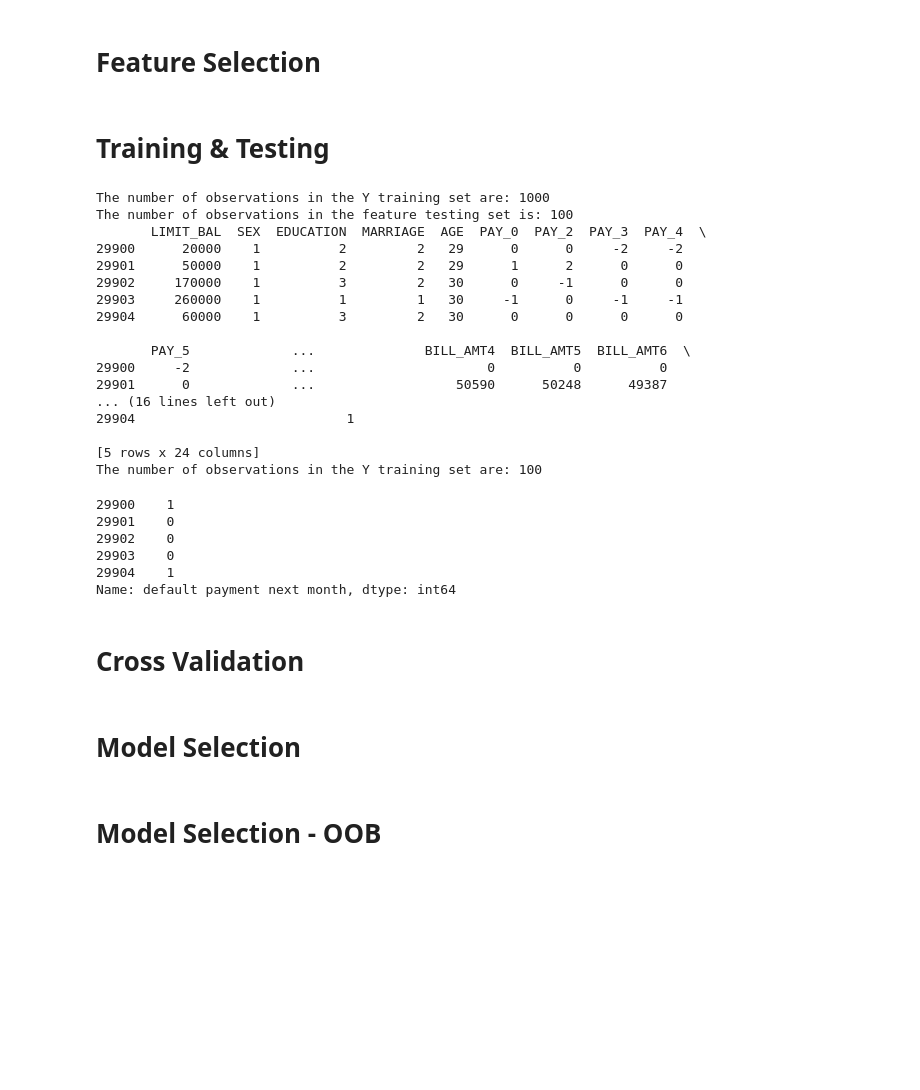
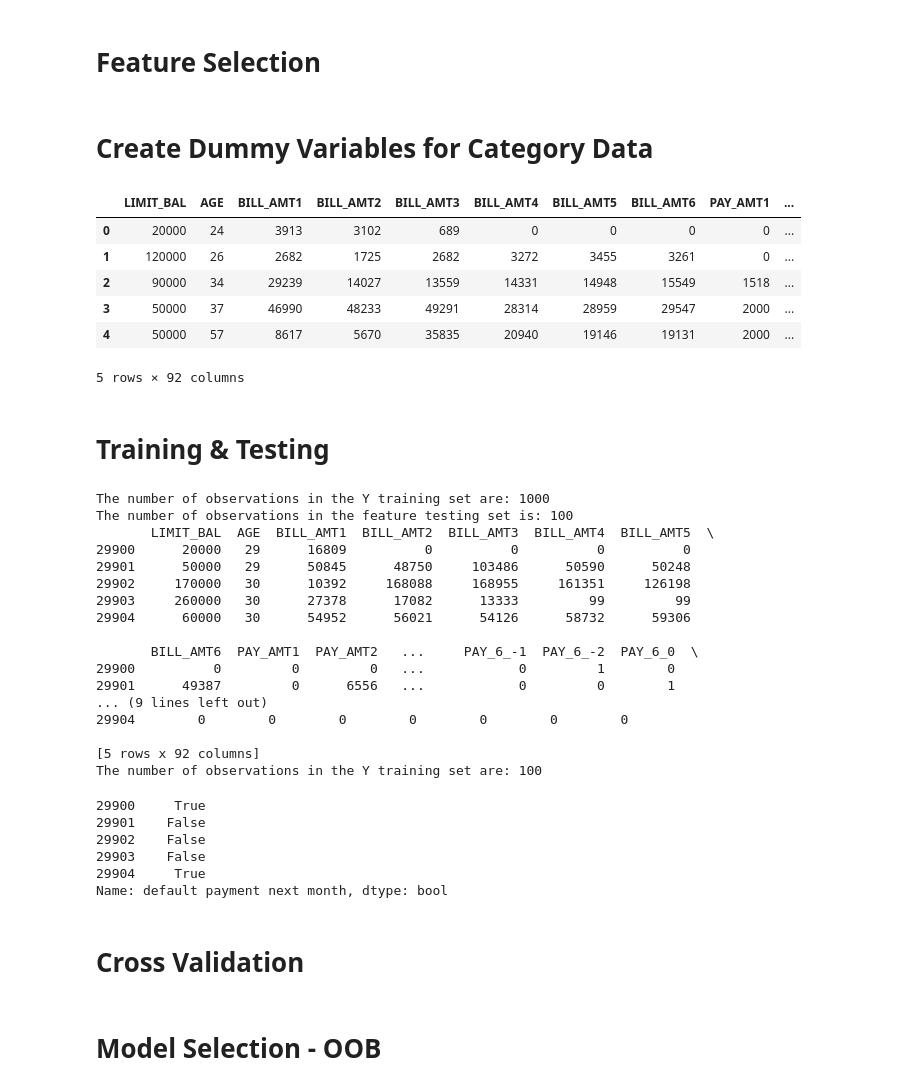
Before and after one commit to asid72/C5T1, a Jupyter notebook: C5T3.ipynb, the cells around one changed output. Drawn from its saved outputs; the diff is of its cells as text; code cells hidden in the pictures; blank space fills up the shorter version.

```diff
--- a/C5T3.ipynb
+++ b/C5T3.ipynb
@@ -44,6 +48,16 @@ from sklearn.model_selection import train_test_split
 # %%
 #data
-rawData = pd.read_csv('default of credit card clients.csv', header=1)
+rawData = pd.read_csv('default of credit card clients.csv', header=1, dtype={
+                     'SEX': 'category',
+                     'EDUCATION': 'category',
+                     'MARRIAGE': 'category',
+                     'PAY_0': 'category',
+                     'PAY_2': 'category',
+                     'PAY_3': 'category',
+                     'PAY_4': 'category',
+                     'PAY_5': 'category',
+                     'PAY_6': 'category',
+                    'default payment next month': 'bool'} )
 rawData.head()
 
 rawData.info()
@@ -92,5 +107,18 @@ depVarClass = rawData['default payment next month']
 OOB = featuresClass
 OOBdepvar = depVarClass
+# %% [markdown]
+# Create Dummy Variables for Category Data
+# %%
+OOB = pd.get_dummies(OOB)
+OOB.head()
+# %% [output]
+|  | LIMIT_BAL | AGE | BILL_AMT1 | BILL_AMT2 | BILL_AMT3 | BILL_AMT4 | BILL_AMT5 | BILL_AMT6 | PAY_AMT1 | ... |
+| 0 | 20000 | 24 | 3913 | 3102 | 689 | 0 | 0 | 0 | 0 | ... |
+| 1 | 120000 | 26 | 2682 | 1725 | 2682 | 3272 | 3455 | 3261 | 0 | ... |
+| 2 | 90000 | 34 | 29239 | 14027 | 13559 | 14331 | 14948 | 15549 | 1518 | ... |
+| 3 | 50000 | 37 | 46990 | 48233 | 49291 | 28314 | 28959 | 29547 | 2000 | ... |
+| 4 | 50000 | 57 | 8617 | 5670 | 35835 | 20940 | 19146 | 19131 | 2000 | ... |
+5 rows × 92 columns
 # %% [markdown]
 # Training & Testing
 # %%
@@ -120,27 +148,27 @@ y_test_OOB.head()
 # %% [output]
 The number of observations in the Y training set are: 1000
 The number of observations in the feature testing set is: 100
-       LIMIT_BAL  SEX  EDUCATION  MARRIAGE  AGE  PAY_0  PAY_2  PAY_3  PAY_4  \
-29900      20000    1          2         2   29      0      0     -2     -2
-29901      50000    1          2         2   29      1      2      0      0
-29902     170000    1          3         2   30      0     -1      0      0
-29903     260000    1          1         1   30     -1      0     -1     -1
-29904      60000    1          3         2   30      0      0      0      0
+       LIMIT_BAL  AGE  BILL_AMT1  BILL_AMT2  BILL_AMT3  BILL_AMT4  BILL_AMT5  \
+29900      20000   29      16809          0          0          0          0
+29901      50000   29      50845      48750     103486      50590      50248
+29902     170000   30      10392     168088     168955     161351     126198
+29903     260000   30      27378      17082      13333         99         99
+29904      60000   30      54952      56021      54126      58732      59306
 
-       PAY_5             ...              BILL_AMT4  BILL_AMT5  BILL_AMT6  \
-29900     -2             ...                      0          0          0
-29901      0             ...                  50590      50248      49387
-... (16 lines left out)
-29904                           1
+       BILL_AMT6  PAY_AMT1  PAY_AMT2   ...     PAY_6_-1  PAY_6_-2  PAY_6_0  \
+29900          0         0         0   ...            0         1        0
+29901      49387         0      6556   ...            0         0        1
+... (9 lines left out)
+29904        0        0        0        0        0        0        0
 
-[5 rows x 24 columns]
+[5 rows x 92 columns]
 The number of observations in the Y training set are: 100
-29900    1
-29901    0
-29902    0
-29903    0
-29904    1
-Name: default payment next month, dtype: int64
+29900     True
+29901    False
+29902    False
+29903    False
+29904     True
+Name: default payment next month, dtype: bool
 # %% [markdown]
 # Cross Validation
 # %%
@@ -148,7 +176,5 @@ Name: default payment next month, dtype: int64
 from sklearn.model_selection import train_test_split
 
 X_train_OOB, X_test_OOB, y_train_OOB, y_test_OOB = train_test_split(X_train_OOB, y_train_OOB)
-# %% [markdown]
-# Model Selection
 # %% [markdown]
 # Model Selection - OOB
```
Also changed, not shown: parts of 29 cells of this notebook.
